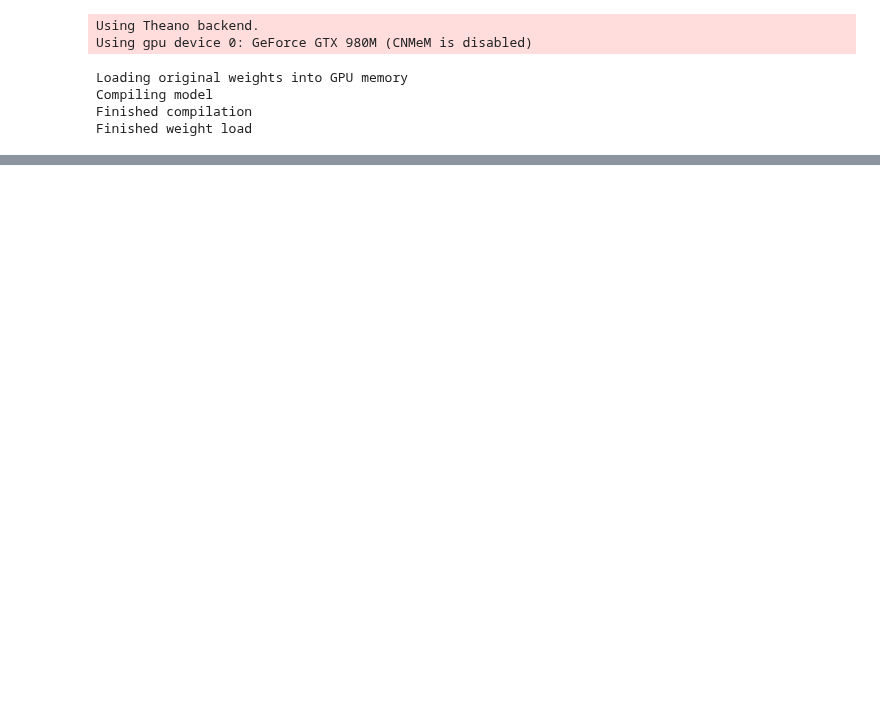
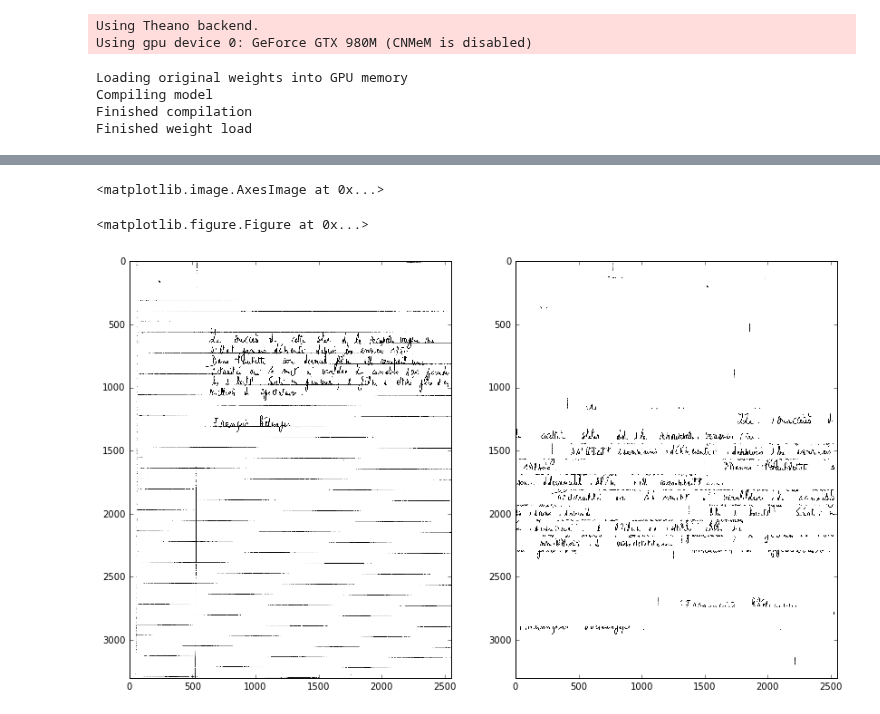
Before and after one commit to Lab41/d-script, a Jupyter notebook: inference2d/denoise_fullim_all.ipynb, the cells around one changed output, grey strips where cells are left out. Cells and saved outputs as stored; diff of their text form; code cells hidden in the pictures; blank space fills up the shorter version.

```diff
--- a/inference2d/denoise_fullim_all.ipynb
+++ b/inference2d/denoise_fullim_all.ipynb
@@ -137,0 +148,12 @@ Working on FR-004-002.bin.tif author 004
+# %%
+clear_output()
+plt.figure()
+plt.subplots(1,2,figsize=(14,14))
+plt.subplot(1,2,1)
+plt.imshow(im, cmap='gray')
+plt.subplot(1,2,2)
+plt.imshow(output_im, cmap='gray')
+# %% [output]
+<matplotlib.image.AxesImage at 0x...>
+<matplotlib.figure.Figure at 0x...>
+[figure, added]
```
Also changed, not shown: parts of 3 cells of this notebook, 3 other files.
